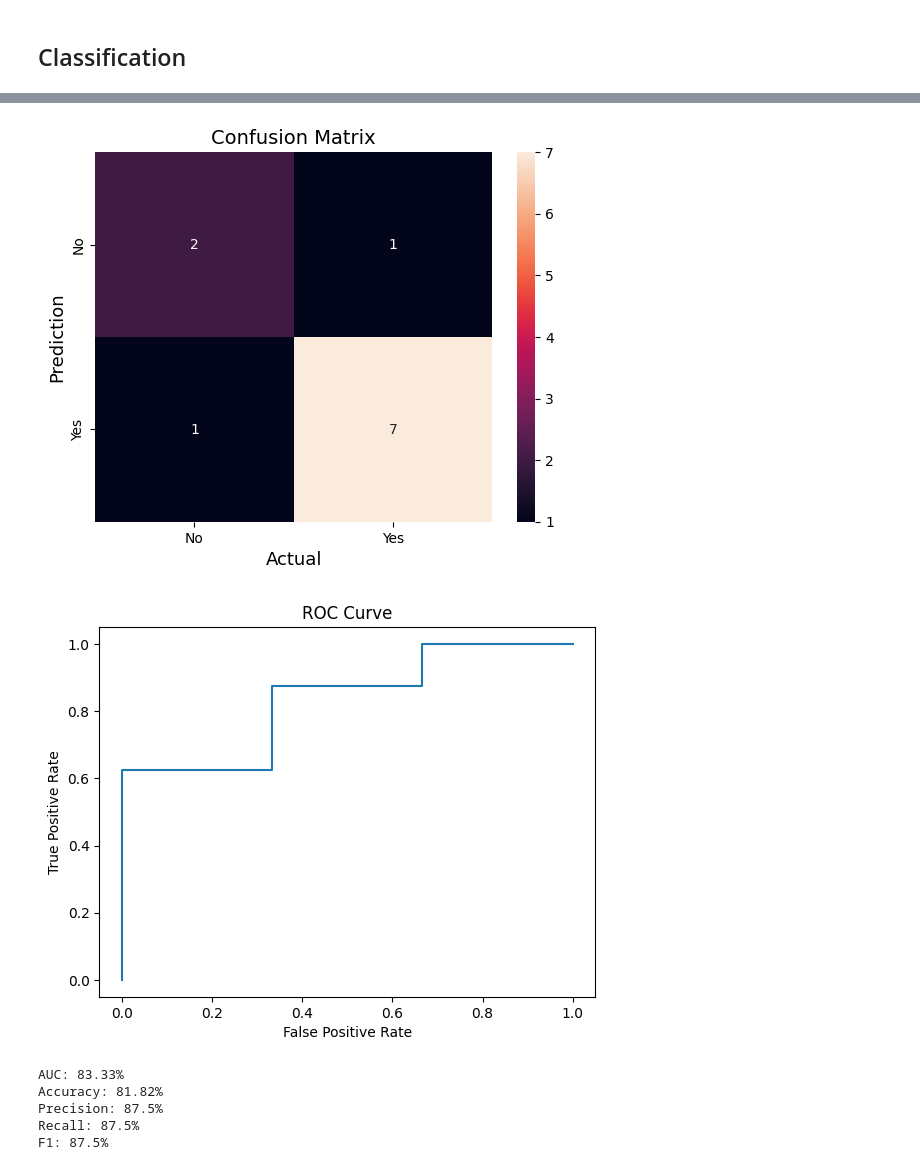
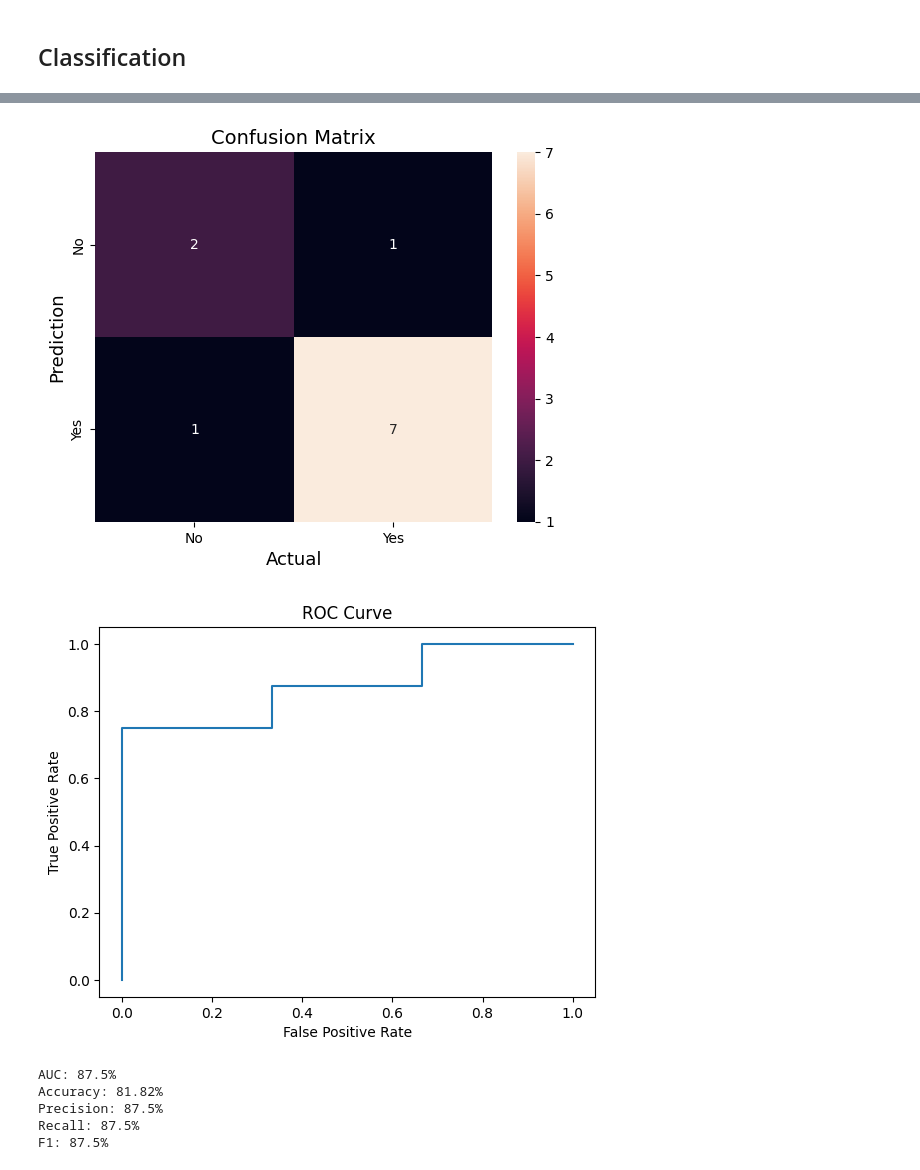
Before and after one commit to DanielRodrigues08/AC-FEUP, a Jupyter notebook: classification/classification.ipynb, the cells around one changed output, grey strips where cells are left out. Cells and saved outputs as stored; diff of their text form; code cells hidden in the pictures.

```diff
--- a/classification/classification.ipynb
+++ b/classification/classification.ipynb
@@ -167,7 +167,7 @@ manual_ensemble = ManualEnsemble(classifiers_df, "playoff")
 # %% [markdown]
 ## Classification
 # %%
-classifier = manual_ensemble
+classifier = mlp
 param_grid = mlp_param_grid
 # %%
 years = []
@@ -196,6 +196,7 @@ for year in df["year"].unique():
         y_train_gt,
         y_train_prob,
         conf_train,
+        _,
     ) = result
 
     y_test_pred = class_utils.enforce_max_teams(y_test_prob, conf_test)
@@ -237,25 +238,33 @@ F1: 100.0%
 # %%
 if isinstance(classifier, ManualEnsemble):
     result = classifier.test(11)
 else:
     result = class_utils.test_model(classifier, df, 11, target)
 
 (
     y_test_gt,
     y_test_prob,
     conf_test,
     _,
     _,
     _,
+    x_test_ids,
 ) = result
 
 y_test_pred = class_utils.enforce_max_teams(y_test_prob, conf_test)
 y_train_pred = class_utils.enforce_max_teams(y_train_prob, conf_train)
+
+result = pd.DataFrame({"ID": x_test_ids, "label": y_test_pred})
+mapping = {0: "N", 1: "Y"}
+result["label"] = result["label"].map(mapping)
+
+result.to_csv("../data/predictions.csv", index=False)
+
 eval.model_score(y_test_gt, y_test_pred, y_test_prob, True)
 # %% [output]
 [figure]
-[figure, old version]
+[figure, new version]
-AUC: 83.33%
+AUC: 87.5%
 Accuracy: 81.82%
 Precision: 87.5%
 Recall: 87.5%
```
Also changed, not shown: parts of 2 cells of this notebook, 14 other files.
